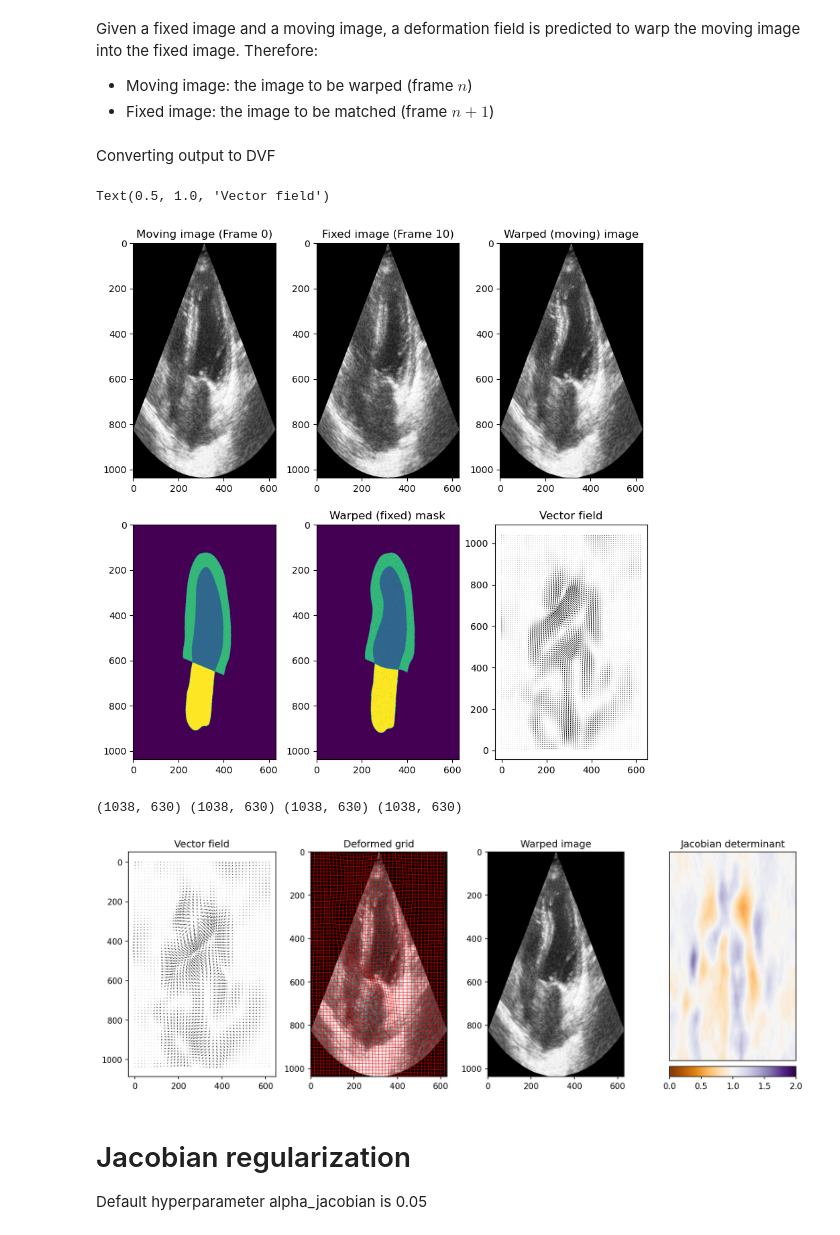
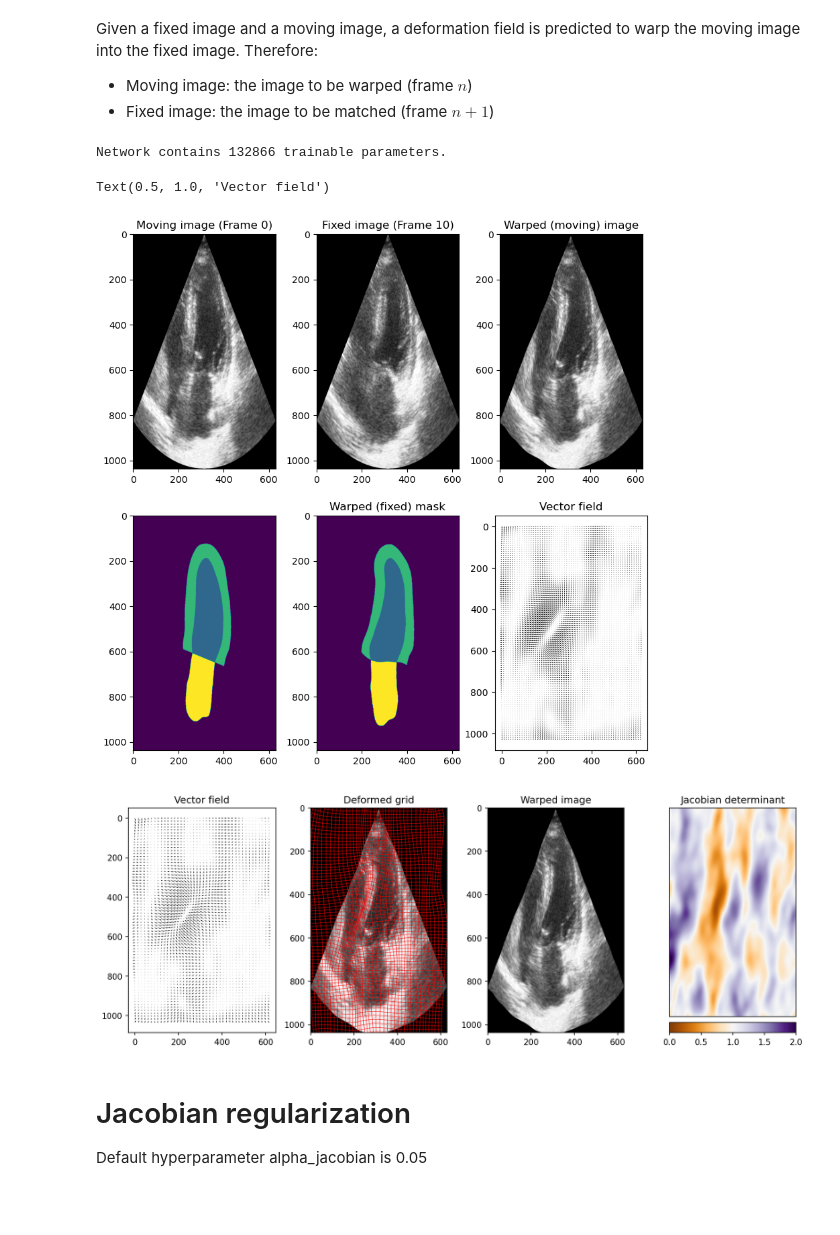
Before and after one commit to matteo-tafuro/IDIR-2D-echocardiograms, a Jupyter notebook: IDIR/CAMUS.ipynb, the cells around one changed output. Saved outputs shown, nothing was run; the diff lists cells and outputs as text; code cells hidden in the pictures; blank space fills up the shorter version.

```diff
--- a/IDIR/CAMUS.ipynb
+++ b/IDIR/CAMUS.ipynb
@@ -100,16 +39,16 @@ fixed_img = torch.FloatTensor(fixed_img)
 from utils import general
 from models import models
 
-out_dir = "./CAMUS"
+out_dir = "prova"
 
 kwargs = {}
-kwargs["verbose"] = False
+kwargs["verbose"] = True
+kwargs["save_model"] = True
 
 kwargs["hyper_regularization"] = False # fx the volume computation, the rest should be ok
-kwargs["alpha_hyper"] = 1 # default is 0.25
 
 kwargs["jacobian_regularization"] = True # this should work. try changing alpha_jacobian
-kwargs["alpha_jacobian"] = 5 # default is 0.05
+kwargs["alpha_jacobian"] = 2.5 # default is 0.05
 
 kwargs["bending_regularization"] = True # this should work. try changing alpha_bending
 kwargs["alpha_bending"] = 1 # default is 10
@@ -118,10 +57,20 @@ kwargs["network_type"] = "SIREN"  # Options are "MLP" and "SIREN"
 kwargs["save_folder"] = os.path.join(out_dir, patient_name + '_' + view)
 kwargs["mask"] = None
 kwargs["batch_size"] = 1000
-kwargs["omega"] = 32
+kwargs["omega"] = 16
 
-ImpReg = models.ImplicitRegistrator(moving_img, fixed_img, **kwargs)
-ImpReg.fit()
+kwargs["epochs"] = 500
+
+# if file 'trained_model.pt' exists in the save_folder, the model will be loaded from there
+# otherwise, the model will be trained from scratch
+if os.path.isfile(os.path.join(kwargs["save_folder"], 'trained_model.pt')):
+    kwargs["network"] = os.path.join(kwargs["save_folder"], 'trained_model.pt')
+    ImpReg = models.ImplicitRegistrator(moving_img, fixed_img, **kwargs)
+else:
+    ImpReg = models.ImplicitRegistrator(moving_img, fixed_img, **kwargs)
+    ImpReg.fit()
+# %% [output]
+Network contains 132866 trainable parameters.
 # %%
 moving_mask = sitk.ReadImage(f'/home/mtarufo/thesis/supervision_by_registration/data/camus/training/{patient_name}/{patient_name}_{view}_ED_gt.mhd')
 moving_mask = sitk.GetArrayFromImage(moving_mask)[0]
@@ -139,3 +78,7 @@ warped_img = ImpReg(coordinate_tensor, moving_image = moving_img.cuda(), output_
-# %% [markdown]
-Converting output to DVF
+# %%
+warped_img = ImpReg(moving_image=moving_img.cuda(), fast=True)
+# print(f"==>> warped_img.shape: {warped_img.shape}")
+warped_mask, dvf = ImpReg(moving_image=moving_mask.cuda(), fast=False, return_dvf=True)
+# print(f"==>> warped_mask.shape: {warped_mask.shape}")
+# print(f"==>> dvf.shape: {dvf.shape}")
 # %%
@@ -166,58 +117,55 @@ ax[1,1].set_title('Moving mask')
 ax[1,1].imshow(warped_mask)
 ax[1,1].set_title('Warped (fixed) mask')
 step = 10 # to downsample the grid
-x,y = np.meshgrid(np.arange(0, dvf.shape[2]), np.arange(dvf.shape[1],0,-1))
-u,v = dvf[1], dvf[0]
+x,y = np.meshgrid(np.arange(0, dvf.shape[2]), np.arange(0,dvf.shape[1]))
+u,v = dvf[0], dvf[1]
 ax[1,2].quiver(x[::step, ::step],y[::step, ::step],u[::step, ::step],v[::step, ::step])
+ax[1,2].invert_yaxis()
 ax[1,2].set_title('Vector field')
 # %% [output]
 Text(0.5, 1.0, 'Vector field')
-[figure, old version]
+[figure, new version]
 # %%
 def plot_grid(u,v, step = 10, ax=None, **kwargs):
     # as seen in https://stackoverflow.com/questions/47295473/how-to-plot-using-matplotlib-python-colahs-deformed-grid
-    grid_x, grid_y = np.meshgrid(np.arange(0, u.shape[1], 1), np.arange(v.shape[0], 0, -1))
+    grid_x, grid_y = np.meshgrid(np.arange(0, u.shape[1], 1), np.arange(0, v.shape[0], 1))
     f = lambda x, y : (x + u, y + v)
     distx, disty = f(grid_x, grid_y)
-
     ax = ax or plt.gca()
     segs1 = np.stack((distx[::step, ::step], disty[::step, ::step]), axis=2)
     segs2 = segs1.transpose(1,0,2)
+    ax.invert_yaxis()
     ax.add_collection(LineCollection(segs1, **kwargs))
     ax.add_collection(LineCollection(segs2, **kwargs))
     ax.autoscale()
 # %%
-dvf_scaled = dvf / 1
 step = 15 # to downsample the grid
 x,y = np.meshgrid(np.arange(0, dvf.shape[2]), np.arange(0,dvf.shape[1]))
 
-u,v = dvf_scaled[0], dvf_scaled[1]
-
-print(u.shape, v.shape, x.shape, y.shape)
+u,v = dvf[0], dvf[1]
 
 jacobian_1, jacobian_masked_1 = compute_jacobian_determinant(dvf)
 
 # =============================================================================
 
 fig, ax = plt.subplots(1, 4, figsize=(15,5), dpi=150)
 ax[0].quiver(x[::step, ::step],y[::step, ::step],u[::step, ::step],v[::step, ::step])
 ax[0].invert_yaxis()
 ax[0].set_title('Vector field')
 plot_grid(u, v, step=step, ax=ax[1], color="red", linewidth=0.5)
-ax[1].imshow(moving_img, cmap='gray', vmin=0, vmax=255)
+ax[1].imshow(warped_img, cmap='gray', vmin=0, vmax=255)
 ax[1].set_title('Deformed grid')
 ax[2].imshow(warped_img, cmap='gray', vmin=0, vmax=255)
 ax[2].set_title('Warped image')
 plot_jacobian_determinant(jacobian_1, jacobian_masked_1, ax=ax[3])
 ax[3].set_title('Jacobian determinant')
 
 # for a in ax.ravel():
 #     a.axis('off')
 
 plt.show()
 # %% [output]
-(1038, 630) (1038, 630) (1038, 630) (1038, 630)
-[figure, old version]
+[figure, new version]
 # %% [markdown]
 # Jacobian regularization
 Default hyperparameter alpha_jacobian is 0.05
```
Also changed, not shown: parts of 6 cells of this notebook, 5 other files.
